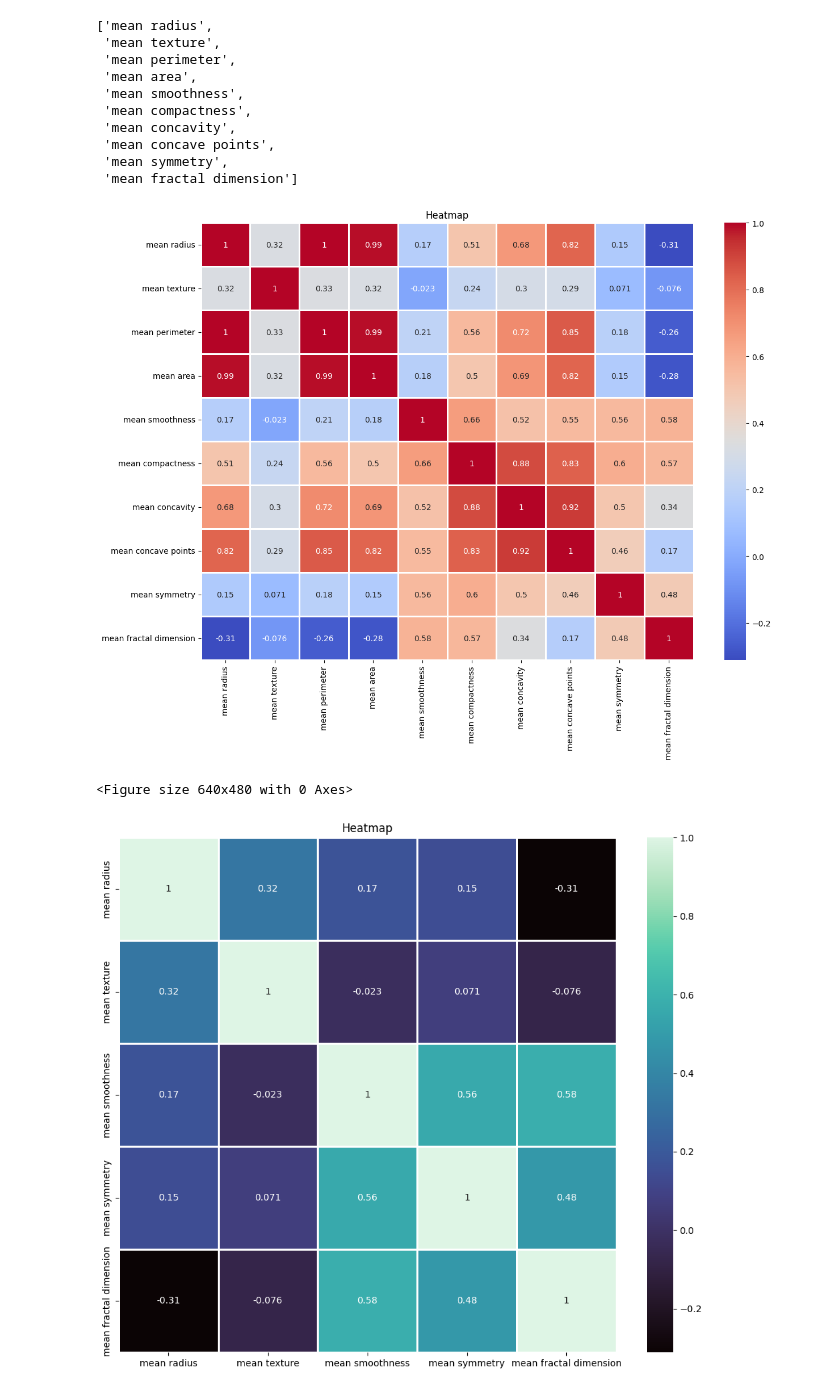
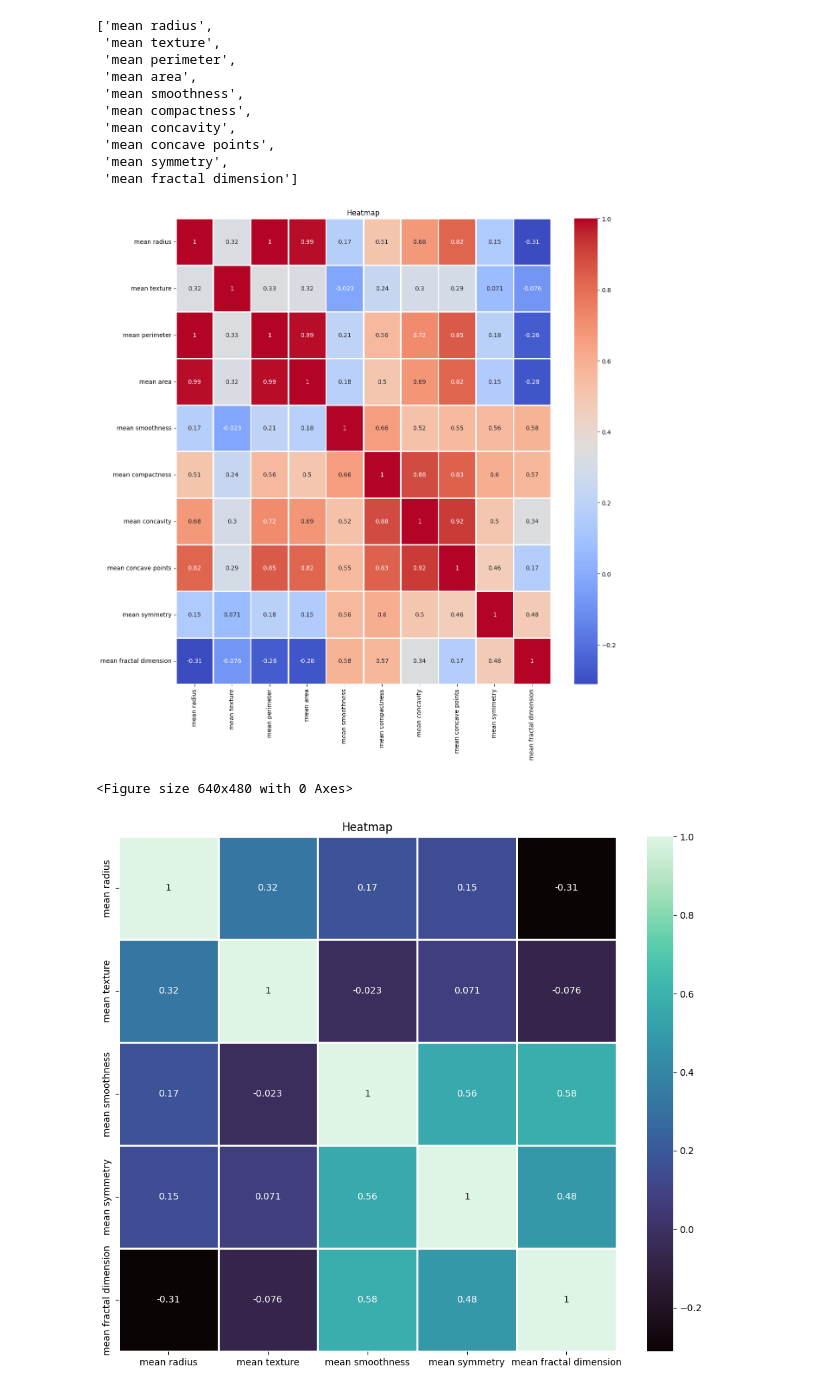
Before and after one commit to LiZoMark841619/Balazs1982, a Jupyter notebook: Playground/Practice_pro/ML/Breast_cancer/script.ipynb, the cells around one changed output. Cells and saved outputs as stored; diff of their text form; code cells hidden in the pictures.

```diff
--- a/Playground/Practice_pro/ML/Breast_cancer/script.ipynb
+++ b/Playground/Practice_pro/ML/Breast_cancer/script.ipynb
@@ -65,14 +65,14 @@ columns
  'mean symmetry',
  'mean fractal dimension']
 # %%
-plt.figure(figsize=[14, 10])
+plt.figure(figsize=[14, 14])
 sns.heatmap(df[columns].corr(), annot=True, cmap = 'coolwarm', linewidths=2, linecolor='white')
 plt.title('Heatmap')
 plt.savefig('big_heatmap.png')
 plt.show()
 plt.clf()
 # %% [output]
-[figure, old version]
+[figure, new version]
 <Figure size 640x480 with 0 Axes>
 # %%
 features = list(columns[:2]+columns[4:5]+columns[8:])
```
Also changed, not shown: parts of 1 cell of this notebook, 1 other file.
